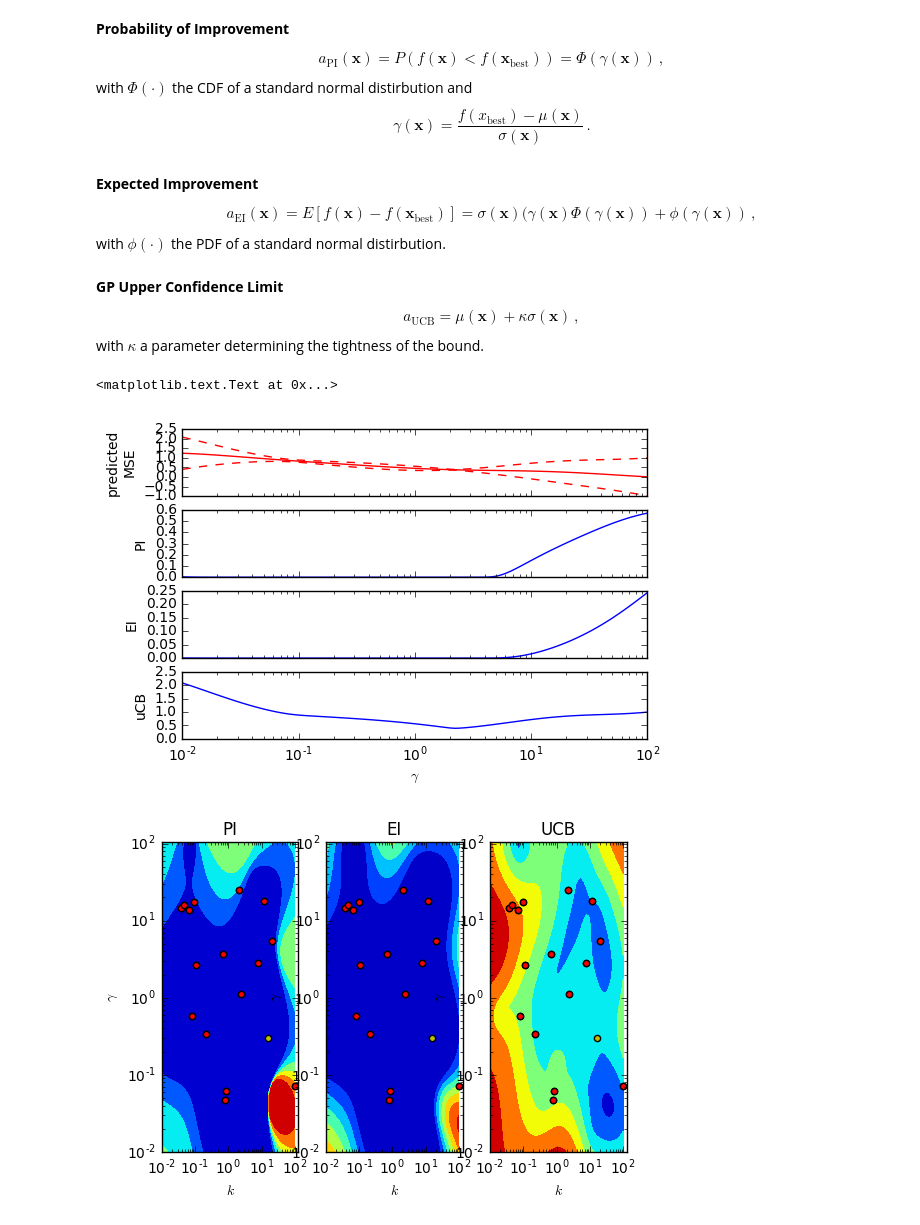
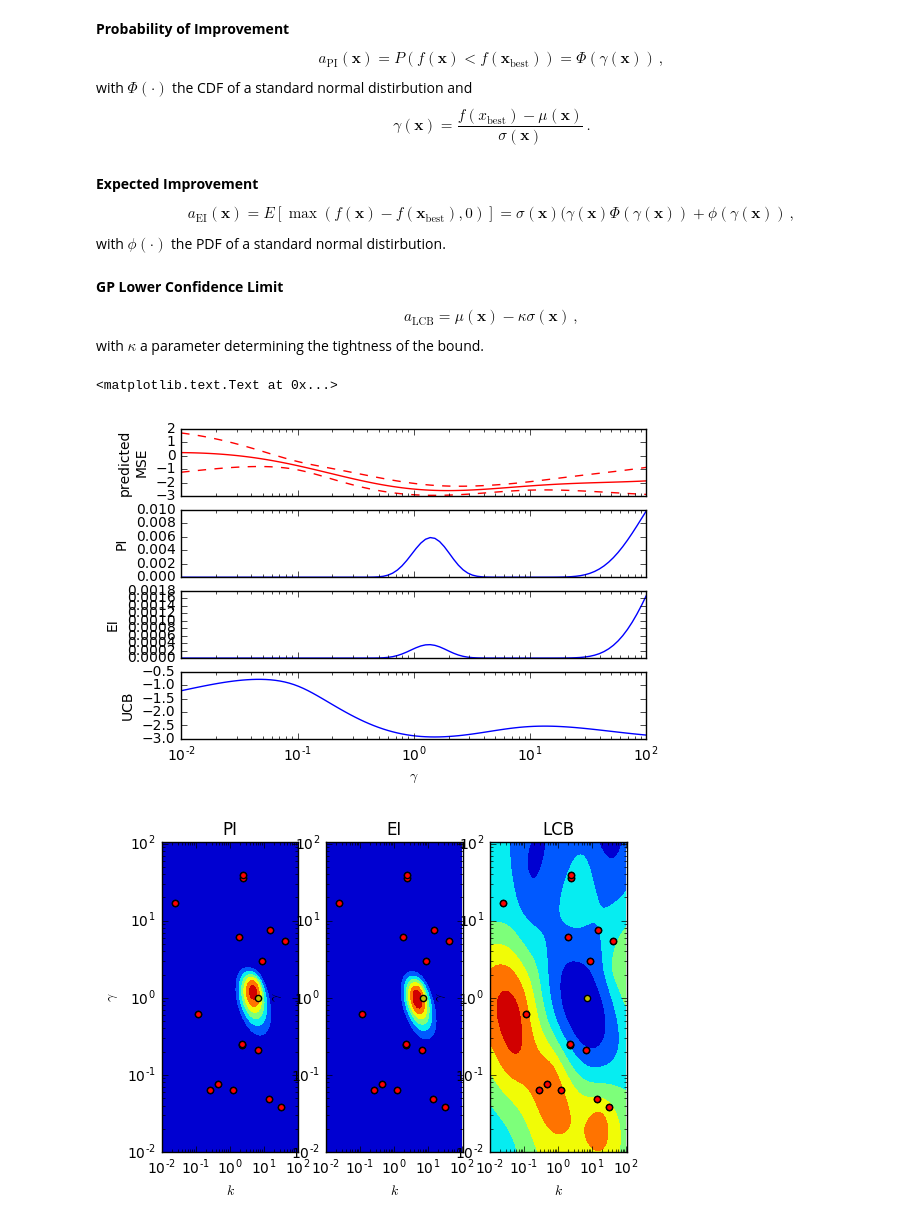
Before and after one commit to MichielStock/Teaching, a Jupyter notebook: BayesianOptimization/BayesianOptimizationTutorial.ipynb, the cells around one changed output. Saved outputs shown, nothing was run; the diff lists cells and outputs as text; code cells hidden in the pictures.

```diff
--- a/BayesianOptimization/BayesianOptimizationTutorial.ipynb
+++ b/BayesianOptimization/BayesianOptimizationTutorial.ipynb
@@ -204,4 +224,4 @@ array([ 0.74147112,  0.27632873,  0.20448792,  0.65929137,  0.52956672,
 # %%
-gaussian_process = GaussianProcessRegressor()
+gaussian_process = GaussianProcessRegressor(alpha=1e-2)
 gaussian_process.fit(np.log10(simulated_parameters), mse_obs)
 # %% [output]
@@ -211,5 +231,6 @@ GaussianProcessRegressor(alpha=1e-10, copy_X_train=True, kernel=None,
 # %%
 instance = np.log10([[3, 0.1]])
 
-print(gaussian_process.predict(instance, return_std=True))
+mu, sigma = gaussian_process.predict(instance, return_std=True)
+print('Predicted MSE: {} ({})'.format(mu[0], sigma[0]))
 # %% [output]
@@ -280,7 +319,7 @@ def probability_improvement(mu, sigma, fbest=np.min(mse_obs)):
 **Expected Improvement**
 
 $$
-a_\text{EI}(\mathbf{x}) = E[f(\mathbf{x}) - f(\mathbf{x}_\text{best})] = \sigma(\mathbf{x})(\gamma(\mathbf{x})\Phi(\gamma(\mathbf{x})) + \phi(\gamma(\mathbf{x}))\,,
+a_\text{EI}(\mathbf{x}) = E[\max(f(\mathbf{x}) - f(\mathbf{x}_\text{best}), 0)] = \sigma(\mathbf{x})(\gamma(\mathbf{x})\Phi(\gamma(\mathbf{x})) + \phi(\gamma(\mathbf{x}))\,,
 $$
 with $\phi(\cdot)$ the PDF of a standard normal distirbution.
 # %%
@@ -291,18 +330,18 @@ def expected_improvement(mu, sigma, fbest=np.min(mse_obs)):
     gamma_values = calculate_gamma(mu, sigma, fbest)
     return sigma * (gamma_values * norm.cdf(gamma_values) + norm.pdf(gamma_values))
 # %% [markdown]
-**GP Upper Confidence Limit**
+**GP Lower Confidence Limit**
 
 $$
-a_\text{UCB} = \mu(\mathbf{x}) + \kappa \sigma(\mathbf{x})\,,
+a_\text{LCB} = \mu(\mathbf{x}) - \kappa \sigma(\mathbf{x})\,,
 $$
 with $\kappa$ a parameter determining the tightness of the bound.
 # %%
-def upper_confidence_bound(mu, sigma, kappa=2):
+def lower_confidence_bound(mu, sigma, kappa=2):
     """
     Calculates lower confidence bound
     """
-    return mu + kappa * sigma
+    return mu - kappa * sigma
 # %%
 fig, (ax0, ax1, ax2, ax3) = plt.subplots(nrows=4, sharex=True)
 
@@ -318,16 +357,16 @@ ax1.plot(k_slice[:,0], probability_improvement(mu, sigma), label='PI')
 ax1.set_ylabel('PI')
 ax2.plot(k_slice[:,0], expected_improvement(mu, sigma), label='EI')
 ax2.set_ylabel('EI')
-ax3.plot(k_slice[:,0], upper_confidence_bound(mu, sigma), label='LCB')
-ax3.set_ylabel('uCB')
+ax3.plot(k_slice[:,0], lower_confidence_bound(mu, sigma), label='LCB')
+ax3.set_ylabel('UCB')
 ax3.set_xlabel('$\gamma$')
 # %% [output]
 <matplotlib.text.Text at 0x...>
-[figure, old version]
+[figure, new version]
 # %%
 PI = np.zeros_like(mse_pars)
 EI = np.zeros_like(mse_pars)
-UCB = np.zeros_like(mse_pars)
+LCB = np.zeros_like(mse_pars)
 
 for i, g in enumerate(g_vals):
     for j, k in enumerate(k_vals):
@@ -337,26 +376,26 @@ for i, g in enumerate(g_vals):
         sigma = sigma[:]
         PI[i,j] = probability_improvement(mu, sigma)
         EI[i,j] = expected_improvement(mu, sigma)
-        UCB[i,j] = upper_confidence_bound(mu, sigma)
+        LCB[i,j] = lower_confidence_bound(mu, sigma)
 # %%
 fig, (ax0, ax1, ax2) = plt.subplots(ncols=3)
 ax0.contourf(K, G, PI.T)
 ax0.set_title('PI')
 ax0.scatter(simulated_parameters[:,0], simulated_parameters[:,1], c='r')
 
 ax1.contourf(K, G, EI.T)
 ax1.set_title('EI')
 ax1.scatter(simulated_parameters[:,0], simulated_parameters[:,1], c='r')
 
-ax2.contourf(K, G, UCB.T)
-ax2.set_title('UCB')
+ax2.contourf(K, G, LCB.T)
+ax2.set_title('LCB')
 ax2.scatter(simulated_parameters[:,0], simulated_parameters[:,1], c='r')
 
 for ax in (ax0, ax1, ax2):
     ax.set_xlabel('$k$')
     ax.set_ylabel('$\gamma$')
     ax.loglog()
     ax.scatter(kstar, gstar, c='y')
     ax.scatter(simulated_parameters[:,0], simulated_parameters[:,1], c='r')
 # %% [output]
-[figure, old version]
+[figure, new version]
```
Also changed, not shown: parts of 26 cells of this notebook, 2 other files.
